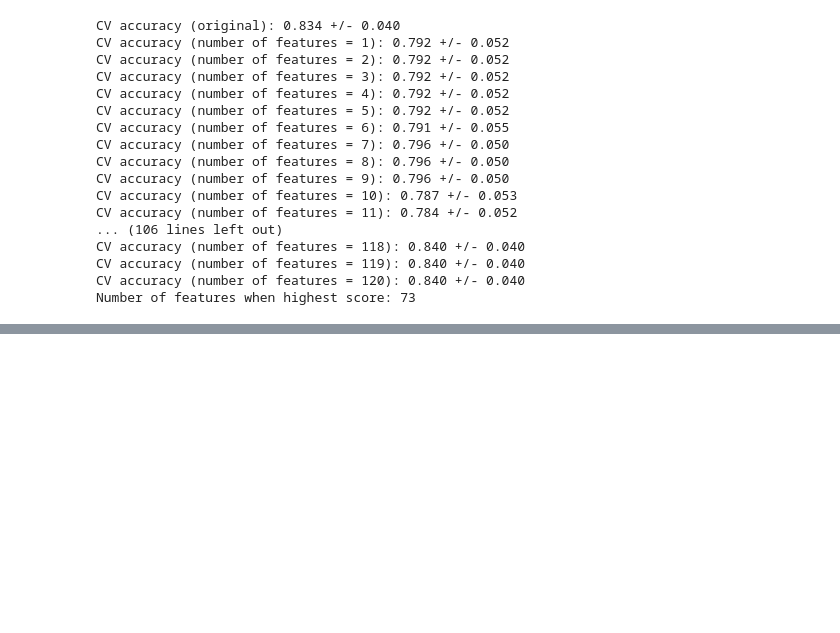
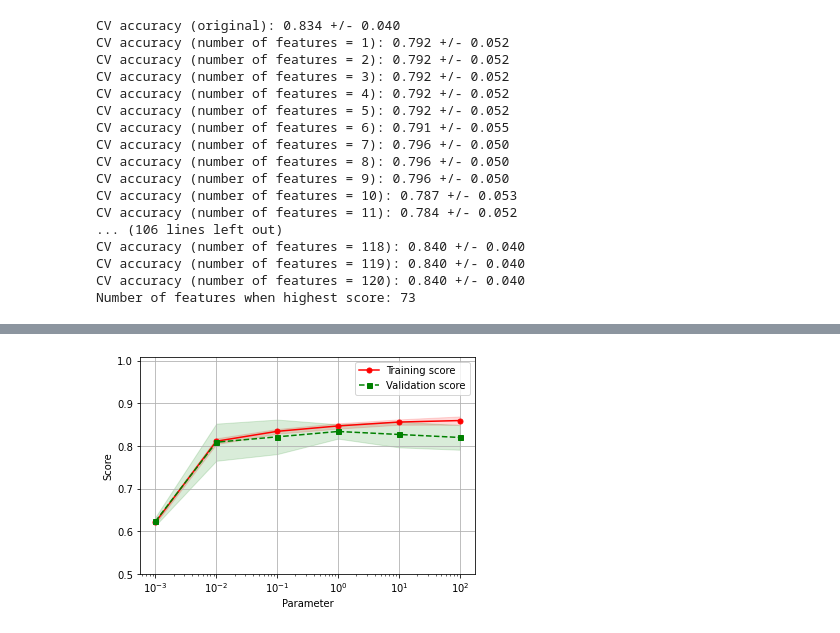
Before and after one commit to SBIK1219/CodingTest, a Jupyter notebook: Titanic_ML2.ipynb, the cells around one changed output, grey strips where cells are left out. Saved outputs shown, nothing was run; the diff lists cells and outputs as text; code cells hidden in the pictures; blank space fills up the shorter version.

```diff
--- a/Titanic_ML2.ipynb
+++ b/Titanic_ML2.ipynb
@@ -783,0 +808,9 @@ Number of features when highest score: 73
+# %%
+title = "Learning Curves (Logistic Regression)"
+param_name = 'C'
+param_range = [0.001, 0.01, 0.1, 1.0, 10.0, 100.0]
+cv = 10
+plot_validation_curve(estimator=logreg, title=title, X=X_train_poly_selected, y=y_train,
+                      param_name=param_name, ylim=(0.5, 1.01), param_range=param_range);
+# %% [output]
+[figure, added]
```
Also changed, not shown: parts of 6 cells of this notebook.
